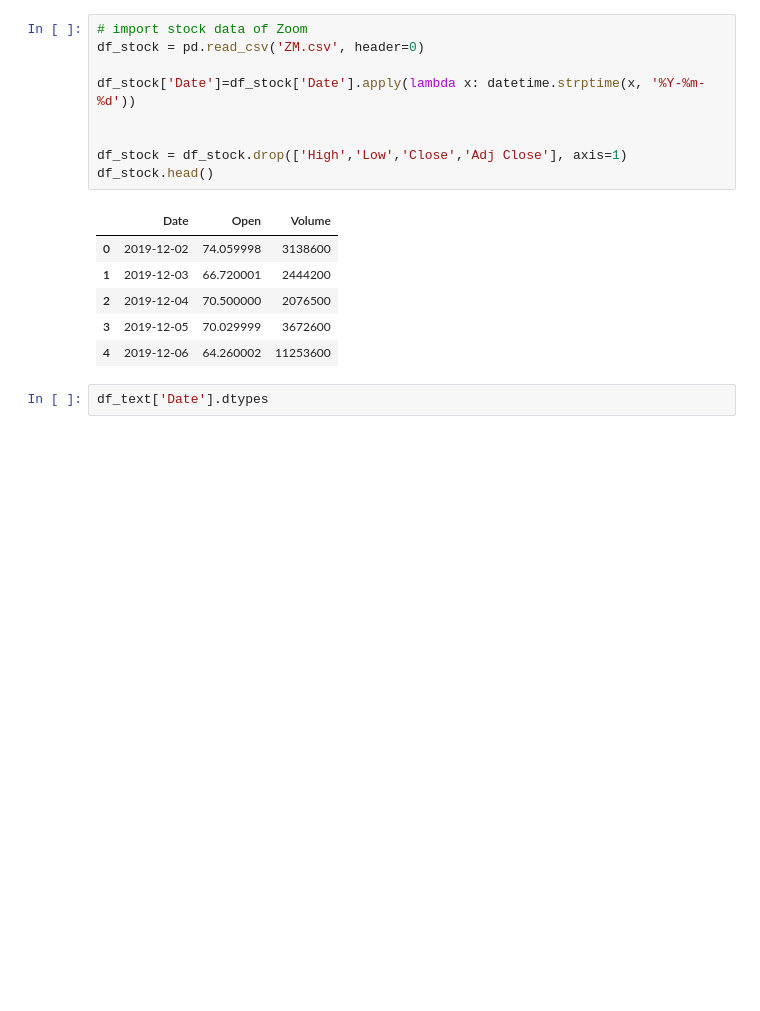
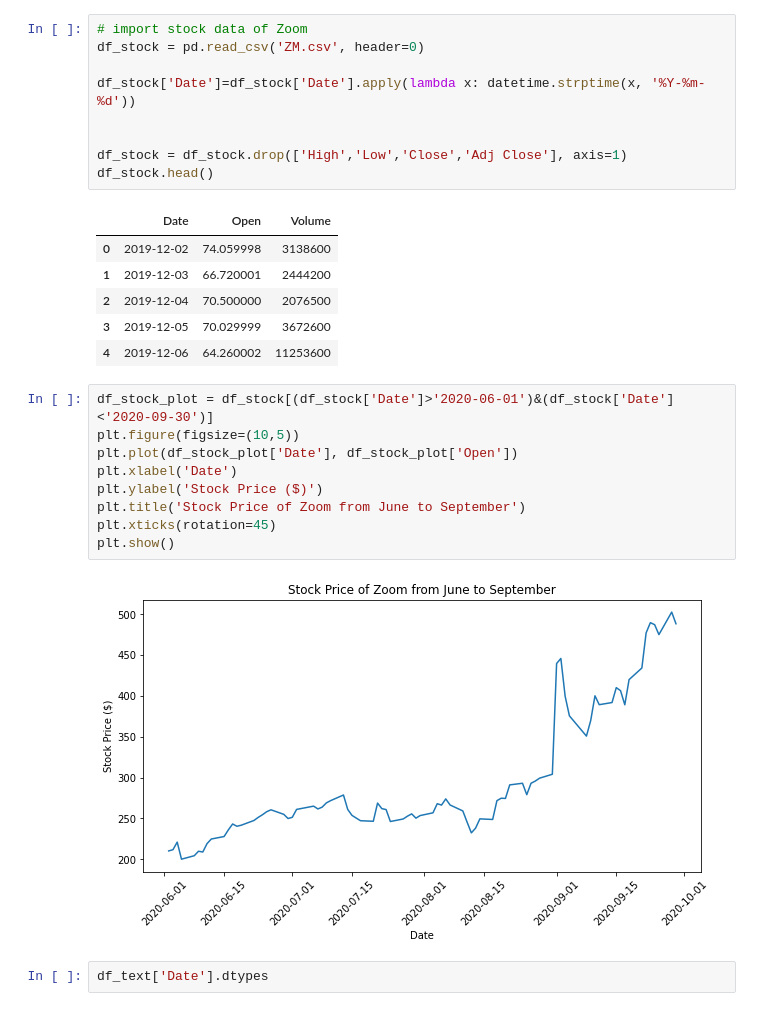
Before and after one commit to anair123/NLP-Final-Project, a Jupyter notebook: NLP Project/Zoom.ipynb, the cells around one changed output. Saved outputs shown, nothing was run; the diff lists cells and outputs as text; blank space fills up the shorter version.

```diff
--- a/NLP Project/Zoom.ipynb
+++ b/NLP Project/Zoom.ipynb
@@ -143,6 +143,17 @@ df_stock.head()
 | 2 | 2019-12-04 | 70.500000 | 2076500 |
 | 3 | 2019-12-05 | 70.029999 | 3672600 |
 | 4 | 2019-12-06 | 64.260002 | 11253600 |
+# %%
+df_stock_plot = df_stock[(df_stock['Date']>'2020-06-01')&(df_stock['Date']<'2020-09-30')]
+plt.figure(figsize=(10,5))
+plt.plot(df_stock_plot['Date'], df_stock_plot['Open'])
+plt.xlabel('Date')
+plt.ylabel('Stock Price ($)')
+plt.title('Stock Price of Zoom from June to September')
+plt.xticks(rotation=45)
+plt.show()
+# %% [output]
+[figure, added]
 # %%
 df_text['Date'].dtypes
 # %% [output]
```
Also changed, not shown: parts of 4 cells of this notebook, 1 other file.
